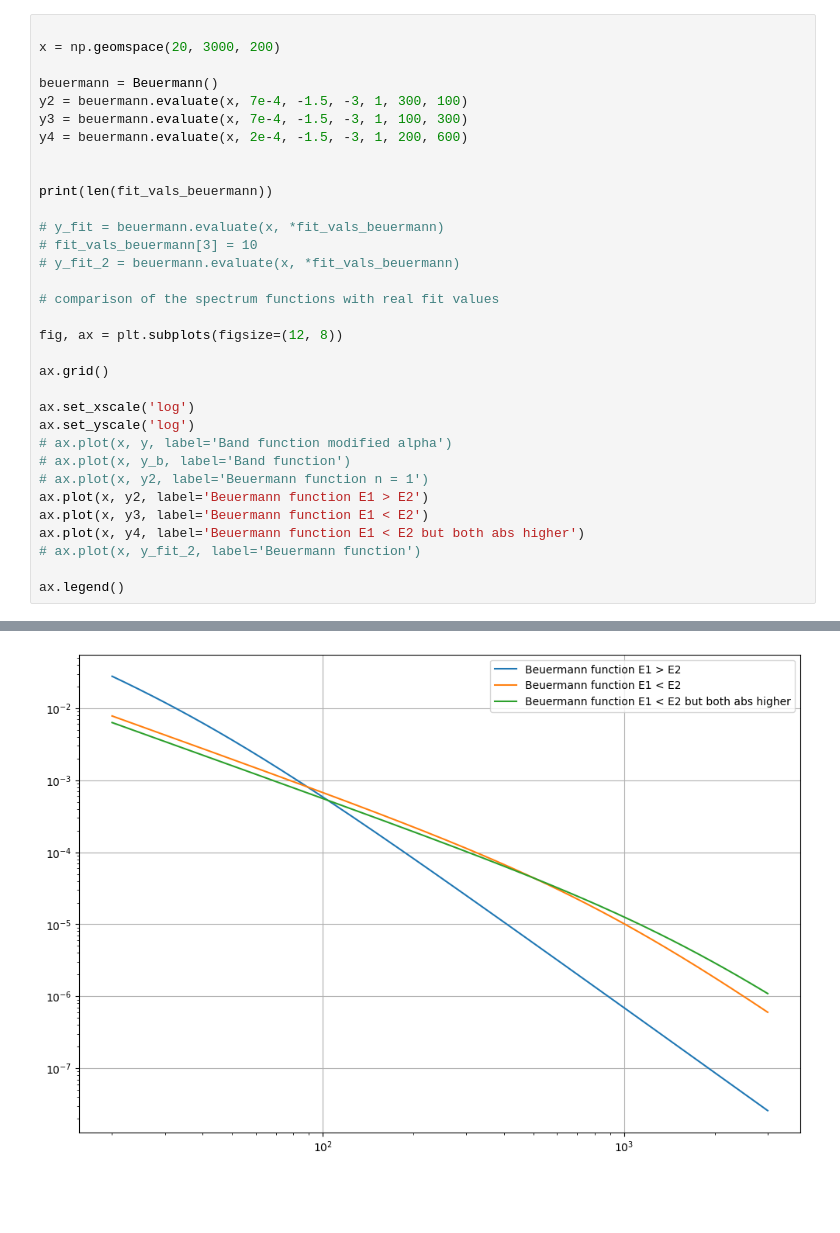
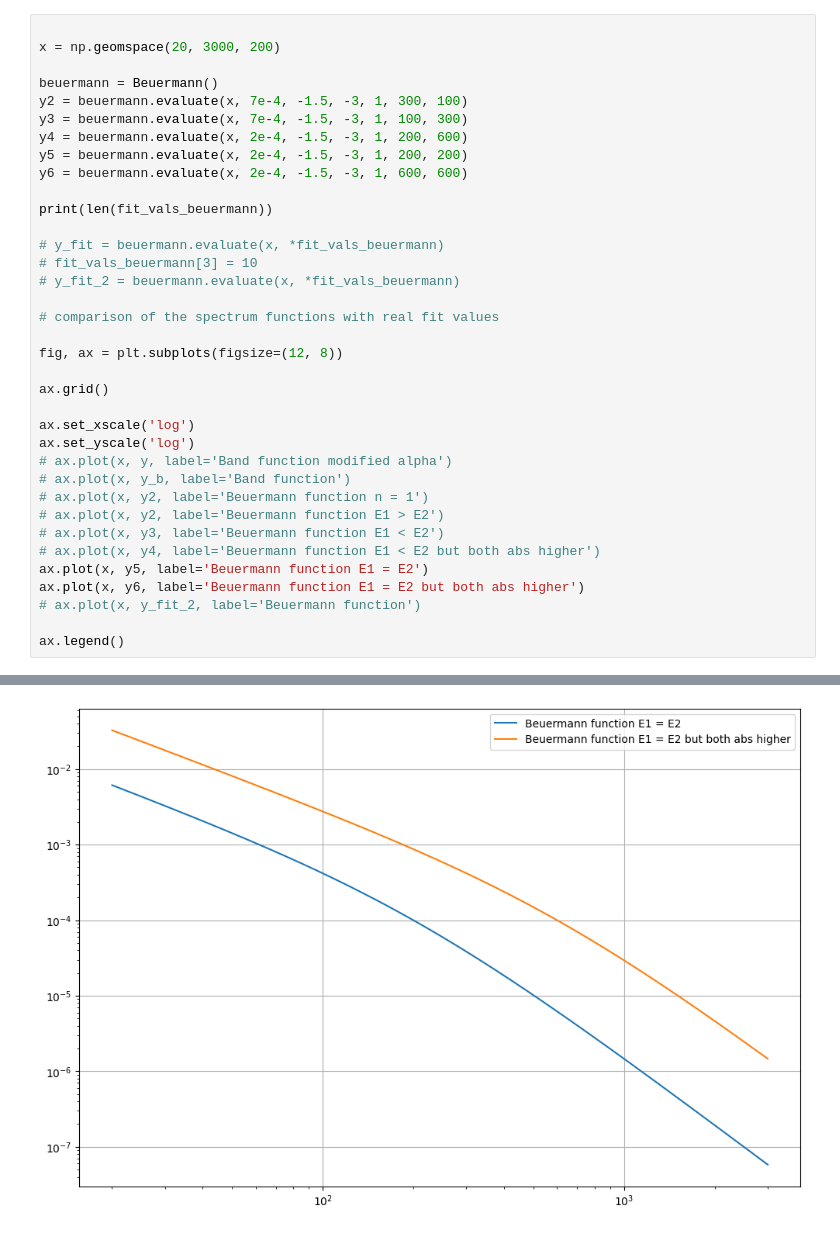
Before and after one commit to timmguthle/INTEGRAL-SPI, a Jupyter notebook: general/test_models.ipynb, the cells around one changed output, grey strips where cells are left out. Saved outputs shown, nothing was run; the diff lists cells and outputs as text; blank space fills up the shorter version.

```diff
--- a/general/test_models.ipynb
+++ b/general/test_models.ipynb
@@ -76,7 +162,8 @@ beuermann = Beuermann()
 y2 = beuermann.evaluate(x, 7e-4, -1.5, -3, 1, 300, 100)
 y3 = beuermann.evaluate(x, 7e-4, -1.5, -3, 1, 100, 300)
 y4 = beuermann.evaluate(x, 2e-4, -1.5, -3, 1, 200, 600)
-
+y5 = beuermann.evaluate(x, 2e-4, -1.5, -3, 1, 200, 200)
+y6 = beuermann.evaluate(x, 2e-4, -1.5, -3, 1, 600, 600)
 
 print(len(fit_vals_beuermann))
 
@@ -95,9 +182,11 @@ ax.set_yscale('log')
 # ax.plot(x, y, label='Band function modified alpha')
 # ax.plot(x, y_b, label='Band function')
 # ax.plot(x, y2, label='Beuermann function n = 1')
-ax.plot(x, y2, label='Beuermann function E1 > E2')
-ax.plot(x, y3, label='Beuermann function E1 < E2')
-ax.plot(x, y4, label='Beuermann function E1 < E2 but both abs higher')
+# ax.plot(x, y2, label='Beuermann function E1 > E2')
+# ax.plot(x, y3, label='Beuermann function E1 < E2')
+# ax.plot(x, y4, label='Beuermann function E1 < E2 but both abs higher')
+ax.plot(x, y5, label='Beuermann function E1 = E2')
+ax.plot(x, y6, label='Beuermann function E1 = E2 but both abs higher')
 # ax.plot(x, y_fit_2, label='Beuermann function')
 
 ax.legend()
@@ -108,3 +194,3 @@ ax.legend()
 6
 <matplotlib.legend.Legend at 0x...>
-[figure, old version]
+[figure, new version]
```
Also changed, not shown: parts of 10 cells of this notebook, 4 other files.
